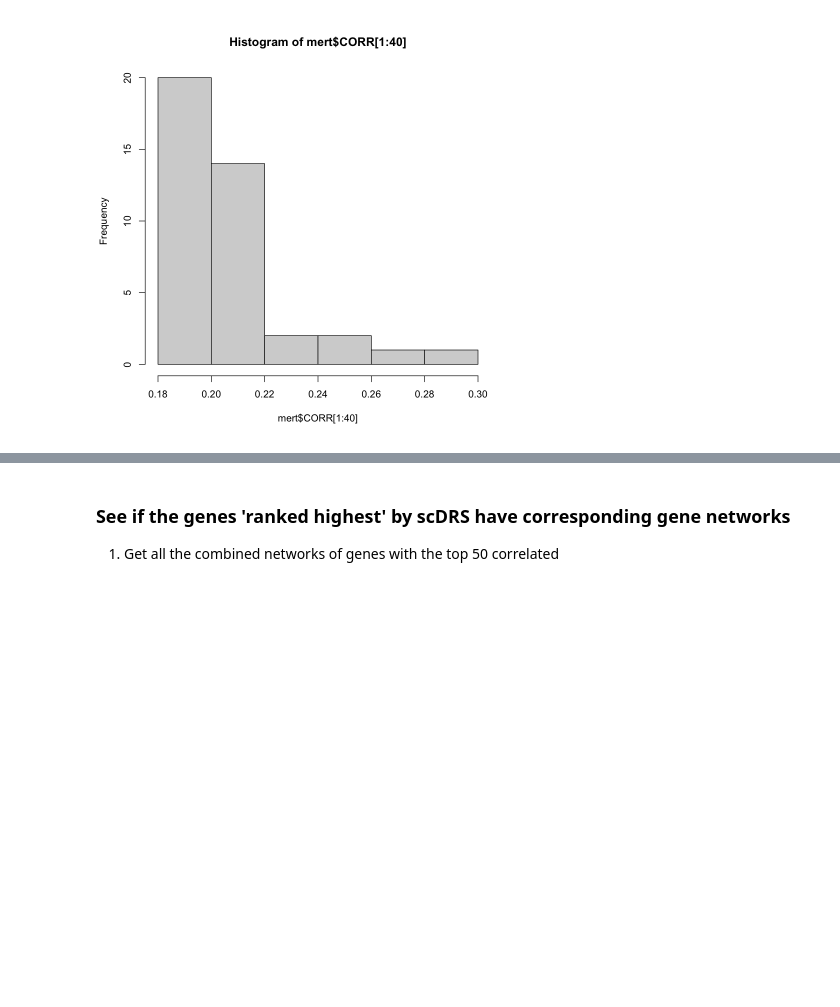
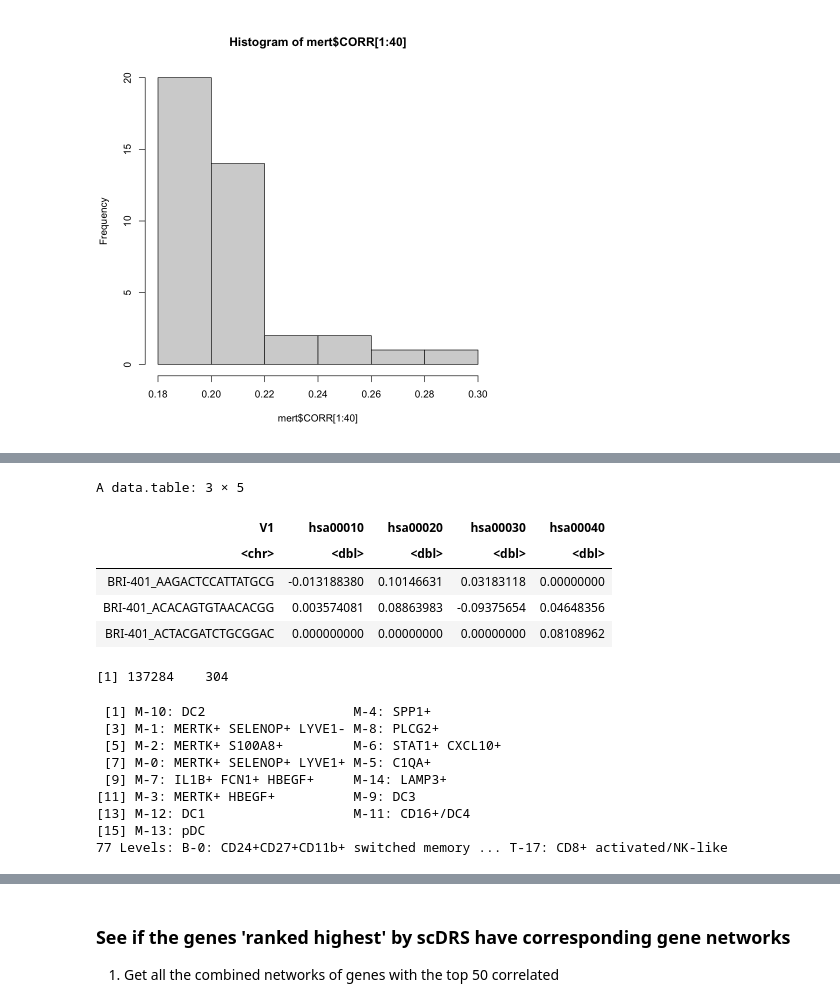
Before and after one commit to fanzhanglab/SCRNA-GWAS-Benchmarking, a Jupyter notebook: analysis/0A_Tool_Benchmarking/Genes/MERTK+_NK_geneanalysis.ipynb, the cells around one changed output, grey strips where cells are left out. Cells and saved outputs as stored; diff of their text form; code cells hidden in the pictures; blank space fills up the shorter version.

```diff
--- a/analysis/0A_Tool_Benchmarking/Genes/MERTK+_NK_geneanalysis.ipynb
+++ b/analysis/0A_Tool_Benchmarking/Genes/MERTK+_NK_geneanalysis.ipynb
@@ -67,0 +83,19 @@ path <- path[path$V1 %in% shared | path$V2 %in% shared,]
+# %%
+# read in the pathway stuff
+paths <- fread("/Users/hopekirby/Downloads/scpgwas/RA_output_micro_subset/micro_white_subset_10.21.24_Pathway_singlecell_lm_results.txt")
+paths[1:3,1:5]
+dim(paths)
+
+# filter to only include those in MERTK+
+dir <- "/Users/hopekirby/Desktop/SC_GWAS_Bench/data/SC_data/amp2/"
+meta_data <- readRDS(paste0(dir, "white_amp2RA_metadata_04_24_23.rds"))
+meta_data = meta_data[meta_data$cell_type == "Myeloid",]
+unique(meta_data$cluster_name)
+meta_data = meta_data[meta_data$cluster_name %in% c("M-0: MERTK+ SELENOP+ LYVE1+",
+                                                    "M-1: MERTK+ SELENOP+ LYVE1-", "M-2: MERTK+ S100A8+",
+                                                    "M-3: MERTK+ HBEGF+"),]
+
+paths_mertk = paths[paths$V1 %in% meta_data$cell,]
+
+paths_nomertk = paths[!paths$V1 %in% meta_data$cell,]
+# %% [output]
@@ -67,0 +104,16 @@ path <- path[path$V1 %in% shared | path$V2 %in% shared,]
+A data.table: 3 × 5
+| V1 | hsa00010 | hsa00020 | hsa00030 | hsa00040 |
+| <chr> | <dbl> | <dbl> | <dbl> | <dbl> |
+| BRI-401_AAGACTCCATTATGCG | -0.013188380 | 0.10146631 | 0.03183118 | 0.00000000 |
+| BRI-401_ACACAGTGTAACACGG | 0.003574081 | 0.08863983 | -0.09375654 | 0.04648356 |
+| BRI-401_ACTACGATCTGCGGAC | 0.000000000 | 0.00000000 | 0.00000000 | 0.08108962 |
+[1] 137284    304
+ [1] M-10: DC2                   M-4: SPP1+
+ [3] M-1: MERTK+ SELENOP+ LYVE1- M-8: PLCG2+
+ [5] M-2: MERTK+ S100A8+         M-6: STAT1+ CXCL10+
+ [7] M-0: MERTK+ SELENOP+ LYVE1+ M-5: C1QA+
+ [9] M-7: IL1B+ FCN1+ HBEGF+     M-14: LAMP3+
+[11] M-3: MERTK+ HBEGF+          M-9: DC3
+[13] M-12: DC1                   M-11: CD16+/DC4
+[15] M-13: pDC
+77 Levels: B-0: CD24+CD27+CD11b+ switched memory ... T-17: CD8+ activated/NK-like
```
Also changed, not shown: parts of 17 cells of this notebook, 1 other file.
